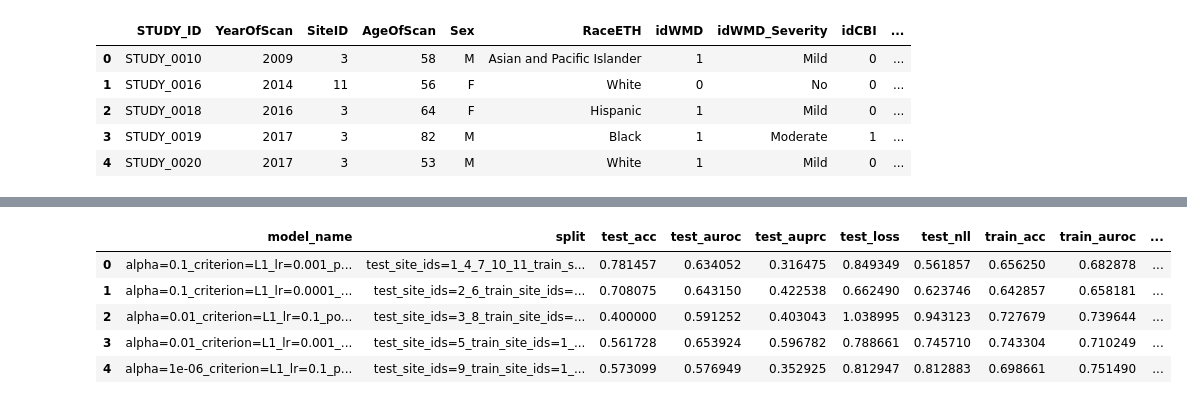
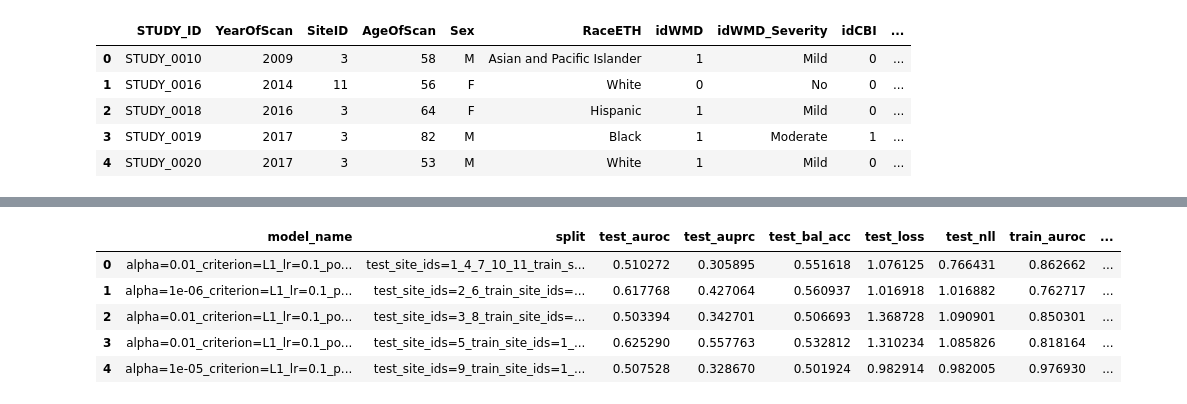
Before and after one commit to ethanharvey98/pooling, a Jupyter notebook: notebooks/kpsc_mri.ipynb, the cells around one changed output, grey strips where cells are left out. Saved outputs shown, nothing was run; the diff lists cells and outputs as text; code cells hidden in the pictures.

```diff
--- a/notebooks/kpsc_mri.ipynb
+++ b/notebooks/kpsc_mri.ipynb
@@ -195,51 +220,49 @@ for alpha, criterion, lr, pooling, seed, split in itertools.product(alphas, crit
 # %%
 alphas = [1.0, 0.1, 0.01, 0.001, 0.0001, 1e-05, 1e-06, 0.0]
 beta = 0.0
 batch_size = 64
-criterions = ["L1"]
-dataset_dir = "/cluster/tufts/hugheslabkp/data_irb_required/encoded_KPSC_MRI_800/ViT_B_16"
+criterions = ['L1']
+dataset_dir = '/cluster/tufts/hugheslabkp/data_irb_required/encoded_KPSC_MRI_800/ViT_B_16'
 epochs = 1000
 embedding_level = False
-experiments_dir = "/cluster/tufts/hugheslab/eharve06/pooling/experiments/KPSC_MRI_800_CBI"
-instance_conv = False
-kernel_size = 0
+#experiments_dir = '/cluster/tufts/hugheslab/eharve06/pooling/experiments/KPSC_MRI_800_WMD_embedding_level=False'
+experiments_dir = '/cluster/tufts/hugheslab/eharve06/pooling/experiments/KPSC_MRI_800_CBI_embedding_level=False'
 lrs = [0.1, 0.01, 0.001, 0.0001]
-poolings = ["mean"]
+poolings = ['Max']
 save = True
 seeds = [1001]
-splits = ["test_site_ids=9_train_site_ids=1_2_3_4_6_7_8_10_11_val_site_ids=5",
-          "test_site_ids=1_4_7_10_11_train_site_ids=2_3_5_6_8_val_site_ids=9",
-          "test_site_ids=2_6_train_site_ids=3_5_8_9_val_site_ids=1_4_7_10_11",
-          "test_site_ids=3_8_train_site_ids=1_4_5_7_9_10_11_val_site_ids=2_6",
-          "test_site_ids=5_train_site_ids=1_2_4_6_7_9_10_11_val_site_ids=3_8"]
-use_pos_embedding = False
+splits = ['test_site_ids=9_train_site_ids=1_2_3_4_6_7_8_10_11_val_site_ids=5',
+          'test_site_ids=1_4_7_10_11_train_site_ids=2_3_5_6_8_val_site_ids=9',
+          'test_site_ids=2_6_train_site_ids=3_5_8_9_val_site_ids=1_4_7_10_11',
+          'test_site_ids=3_8_train_site_ids=1_4_5_7_9_10_11_val_site_ids=2_6',
+          'test_site_ids=5_train_site_ids=1_2_4_6_7_9_10_11_val_site_ids=3_8']
 weight_decay = 0.0
 
-columns = ["model_name", "split", "test_acc", "test_auroc", "test_auprc", "test_loss", "test_nll", "train_acc", "train_auroc", "train_auprc", "train_loss", "train_nll", "val_acc", "val_auroc", "val_auprc", "val_loss", "val_nll"]
+columns = ['model_name', 'split', 'test_auroc', 'test_auprc', 'test_bal_acc', 'test_loss', 'test_nll', 'train_auroc', 'train_auprc', 'train_bal_acc', 'train_loss', 'train_nll', 'val_auroc', 'val_auprc', 'val_bal_acc', 'val_loss', 'val_nll']
 df = pd.DataFrame(columns=columns)
 
 for alpha, criterion, lr, pooling, seed, split in itertools.product(alphas, criterions, lrs, poolings, seeds, splits):
 
-    model_name = f"alpha={alpha}_criterion={criterion}_lr={lr}_pooling={pooling}_seed={seed}"
+    model_name = f'alpha={alpha}_criterion={criterion}_lr={lr}_pooling={pooling}_seed={seed}'
 
-    if os.path.exists(f"{experiments_dir}/{split}/{model_name}.csv"):
-        temp_df = pd.read_csv(f"{experiments_dir}/{split}/{model_name}.csv")
+    if os.path.exists(f'{experiments_dir}/{split}/{model_name}.csv'):
+        temp_df = pd.read_csv(f'{experiments_dir}/{split}/{model_name}.csv')
         if len(temp_df[temp_df.train_auroc > temp_df.val_auroc]):
             index = temp_df[temp_df.train_auroc > temp_df.val_auroc].val_auroc.idxmax()
-            row = [model_name, split, temp_df.test_acc.values[index], temp_df.test_auroc.values[index], temp_df.test_auprc.values[index], temp_df.test_loss.values[index], temp_df.test_nll.values[index], temp_df.train_acc.values[index], temp_df.train_auroc.values[index], temp_df.train_auprc.values[index], temp_df.train_loss.values[index], temp_df.train_nll.values[index], temp_df.val_acc.values[index], temp_df.val_auroc.values[index], temp_df.val_auprc.values[index], temp_df.val_loss.values[index], temp_df.val_nll.values[index]]
+            row = [model_name, split, temp_df.test_auroc.values[index], temp_df.test_auprc.values[index], temp_df.test_bal_acc.values[index], temp_df.test_loss.values[index], temp_df.test_nll.values[index], temp_df.train_auroc.values[index], temp_df.train_auprc.values[index], temp_df.train_bal_acc.values[index], temp_df.train_loss.values[index], temp_df.train_nll.values[index], temp_df.val_auroc.values[index], temp_df.val_auprc.values[index], temp_df.val_bal_acc.values[index], temp_df.val_loss.values[index], temp_df.val_nll.values[index]]
             df.loc[len(df)] = row
 
-indices = df.groupby(["split"])["val_auroc"].idxmax()
+indices = df.groupby(['split'])['val_auroc'].idxmax()
 df = df.loc[indices].reset_index(drop=True)
 
 df.head()
 # %% [output]
-|  | model_name | split | test_acc | test_auroc | test_auprc | test_loss | test_nll | train_acc | train_auroc | ... |
-| 0 | alpha=0.1_criterion=L1_lr=0.001_p... | test_site_ids=1_4_7_10_11_train_s... | 0.781457 | 0.634052 | 0.316475 | 0.849349 | 0.561857 | 0.656250 | 0.682878 | ... |
-| 1 | alpha=0.1_criterion=L1_lr=0.0001_... | test_site_ids=2_6_train_site_ids=... | 0.708075 | 0.643150 | 0.422538 | 0.662490 | 0.623746 | 0.642857 | 0.658181 | ... |
-| 2 | alpha=0.01_criterion=L1_lr=0.1_po... | test_site_ids=3_8_train_site_ids=... | 0.400000 | 0.591252 | 0.403043 | 1.038995 | 0.943123 | 0.727679 | 0.739644 | ... |
-| 3 | alpha=0.01_criterion=L1_lr=0.001_... | test_site_ids=5_train_site_ids=1_... | 0.561728 | 0.653924 | 0.596782 | 0.788661 | 0.745710 | 0.743304 | 0.710249 | ... |
-| 4 | alpha=1e-06_criterion=L1_lr=0.1_p... | test_site_ids=9_train_site_ids=1_... | 0.573099 | 0.576949 | 0.352925 | 0.812947 | 0.812883 | 0.698661 | 0.751490 | ... |
+|  | model_name | split | test_auroc | test_auprc | test_bal_acc | test_loss | test_nll | train_auroc | ... |
+| 0 | alpha=0.01_criterion=L1_lr=0.1_po... | test_site_ids=1_4_7_10_11_train_s... | 0.510272 | 0.305895 | 0.551618 | 1.076125 | 0.766431 | 0.862662 | ... |
+| 1 | alpha=1e-06_criterion=L1_lr=0.1_p... | test_site_ids=2_6_train_site_ids=... | 0.617768 | 0.427064 | 0.560937 | 1.016918 | 1.016882 | 0.762717 | ... |
+| 2 | alpha=0.01_criterion=L1_lr=0.1_po... | test_site_ids=3_8_train_site_ids=... | 0.503394 | 0.342701 | 0.506693 | 1.368728 | 1.090901 | 0.850301 | ... |
+| 3 | alpha=0.01_criterion=L1_lr=0.1_po... | test_site_ids=5_train_site_ids=1_... | 0.625290 | 0.557763 | 0.532812 | 1.310234 | 1.085826 | 0.818164 | ... |
+| 4 | alpha=1e-05_criterion=L1_lr=0.1_p... | test_site_ids=9_train_site_ids=1_... | 0.507528 | 0.328670 | 0.501924 | 0.982914 | 0.982005 | 0.976930 | ... |
 # %%
 print(f"{df.test_auroc.mean():.3f} +/- {df.test_auroc.std():.3f}")
 # %% [output]
```
Also changed, not shown: parts of 22 cells of this notebook, 31 other files.
